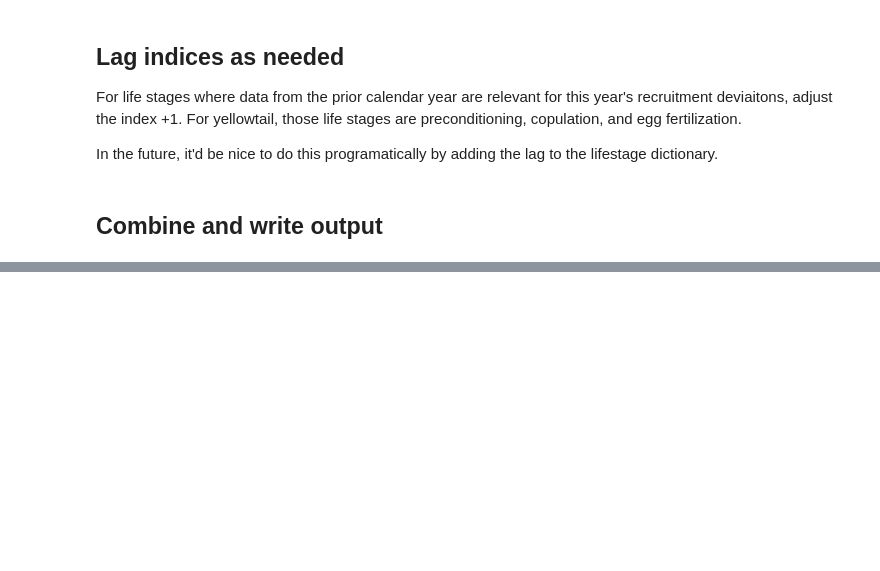
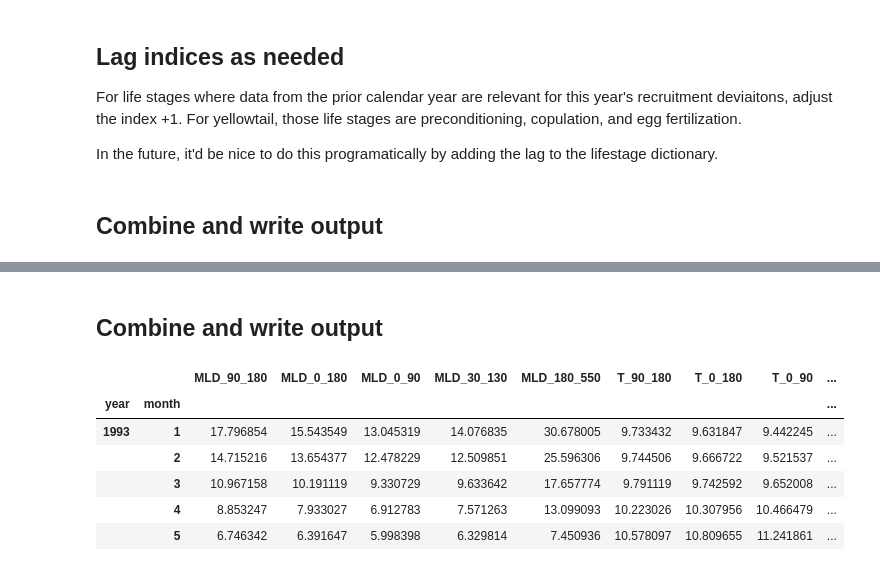
Before and after one commit to mfeddern/OceanModelIndexComparison, a Jupyter notebook: OcModels/Src/brooke_notebooks/03-blh-process-yellowtail-MOM6.ipynb, the cells around one changed output, grey strips where cells are left out. Saved outputs shown, nothing was run; the diff lists cells and outputs as text; code cells hidden in the pictures; blank space fills up the shorter version.

```diff
--- a/OcModels/Src/brooke_notebooks/03-blh-process-yellowtail-MOM6.ipynb
+++ b/OcModels/Src/brooke_notebooks/03-blh-process-yellowtail-MOM6.ipynb
@@ -395,0 +522,3 @@ Once spot checking the data, manually move the file from `Data/MOM6` to `Data/Ye
+# %%
+# mixed layer depths
+MLD_list = [monthly_mean_2d(ds_mld, ds_depth, "MLD_003", "MLD", min_lat = 40, max_lat = 48, min_depth = v['min_depth'], max_depth = v['max_depth']) for v in depth_dict.values()]
@@ -395,0 +543,3 @@ Once spot checking the data, manually move the file from `Data/MOM6` to `Data/Ye
+# %%
+# temperatures
+T_list = [monthly_mean_3d(ds_temp, ds_depth, "thetao", "T", min_lat = 40, max_lat = 48, min_depth = v['min_depth'], max_depth = v['max_depth']) for v in depth_dict.values()]
@@ -395,0 +564,3 @@ Once spot checking the data, manually move the file from `Data/MOM6` to `Data/Ye
+# %%
+# X sea water velocities
+XV_list = [monthly_mean_3d(ds_xv, ds_depth, "uo_rotate", "XV", min_lat = 40, max_lat = 48, min_depth = v['min_depth'], max_depth = v['max_depth']) for v in depth_dict.values()]
@@ -395,0 +585,3 @@ Once spot checking the data, manually move the file from `Data/MOM6` to `Data/Ye
+# %%
+# Y sea water velocities
+YV_list = [monthly_mean_3d(ds_yv, ds_depth, "vo_rotate", "YV", min_lat = 40, max_lat = 48, min_depth = v['min_depth'], max_depth = v['max_depth']) for v in depth_dict.values()]
@@ -395,0 +606,25 @@ Once spot checking the data, manually move the file from `Data/MOM6` to `Data/Ye
+# %% [markdown]
+## Combine and write output
+# %%
+# merge pandas dataframes for each variable
+MLD_monthly = pd.concat(MLD_list, axis = 1)
+T_monthly = pd.concat(T_list, axis = 1)
+XV_monthly = pd.concat(XV_list, axis = 1)
+YV_monthly = pd.concat(YV_list, axis = 1)
+
+# merge pandas dataframes for all variables together
+output_monthly_df = pd.concat([MLD_monthly, T_monthly, XV_monthly, YV_monthly], axis = 1)
+
+# save result
+output_monthly_df.to_csv("../../Data/MOM6/yellowtail_MOM6_monthly.csv")
+
+# preview result
+output_monthly_df.head()
+# %% [output]
+|  |  | MLD_90_180 | MLD_0_180 | MLD_0_90 | MLD_30_130 | MLD_180_550 | T_90_180 | T_0_180 | T_0_90 | ... |
+| year | month |  |  |  |  |  |  |  |  | ... |
+| 1993 | 1 | 17.796854 | 15.543549 | 13.045319 | 14.076835 | 30.678005 | 9.733432 | 9.631847 | 9.442245 | ... |
+|  | 2 | 14.715216 | 13.654377 | 12.478229 | 12.509851 | 25.596306 | 9.744506 | 9.666722 | 9.521537 | ... |
+|  | 3 | 10.967158 | 10.191119 | 9.330729 | 9.633642 | 17.657774 | 9.791119 | 9.742592 | 9.652008 | ... |
+|  | 4 | 8.853247 | 7.933027 | 6.912783 | 7.571263 | 13.099093 | 10.223026 | 10.307956 | 10.466479 | ... |
+|  | 5 | 6.746342 | 6.391647 | 5.998398 | 6.329814 | 7.450936 | 10.578097 | 10.809655 | 11.241861 | ... |
```
Also changed, not shown: parts of 25 cells of this notebook, 1 other file.
